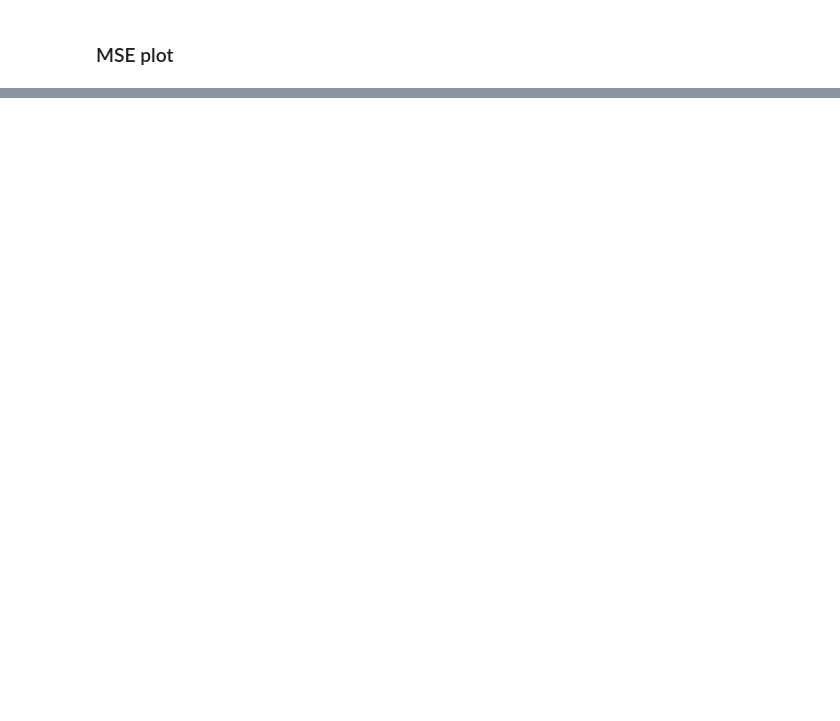
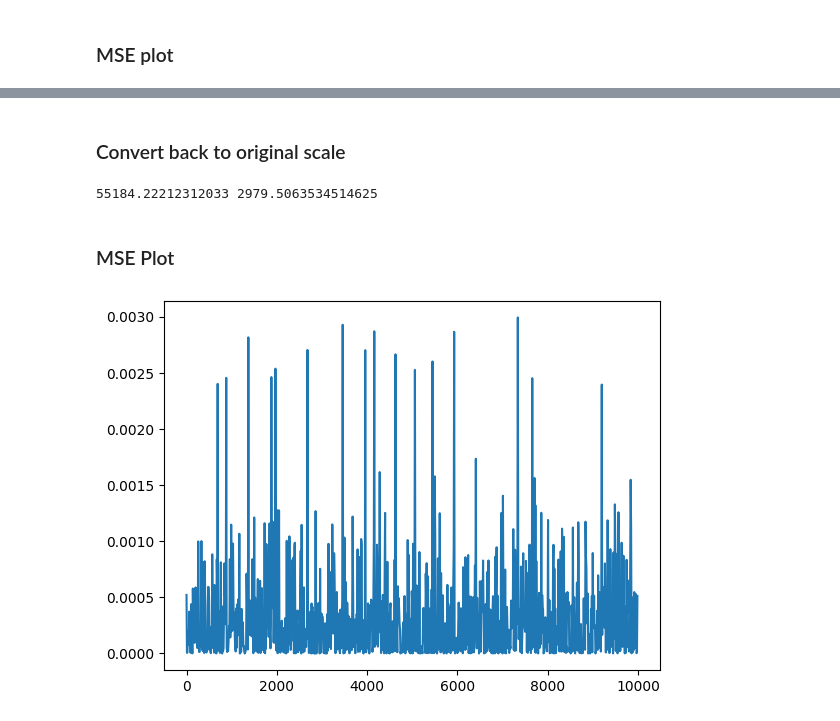
Before and after one commit to Mwdymmd/batch-vs-sgd, a Jupyter notebook: batch.ipynb, the cells around one changed output, grey strips where cells are left out. Cells and saved outputs as stored; diff of their text form; code cells hidden in the pictures; blank space fills up the shorter version.

```diff
--- a/batch.ipynb
+++ b/batch.ipynb
@@ -156,0 +179,34 @@ plt.show()
+# %%
+theta_0 = 0
+theta_1 = 1
+
+n_sample = len(data)
+learning_rate = 0.01
+
+epochs = 100
+
+mse_record = []
+
+record_idx = 0
+
+for epoch in range(epochs):
+    items = np.column_stack((x_norm, y_norm)).tolist()
+
+    while len(items) != 0:
+        print(theta_0, theta_1)
+
+        idx = random.randint(0, len(items) - 1)
+        x_data, y_data = items.pop(idx)
+
+        y_pred = theta_0 + theta_1 * x_data
+
+        grad_0 = (y_pred - y_data)
+        grad_1 = ((y_pred - y_data) * x_data)
+
+        theta_0 -= learning_rate * grad_0
+        theta_1 -= learning_rate * grad_1
+
+        if record_idx % 10 == 0:
+            mse = (1/(2 * n_sample)) * ((y_pred - y_data) ** 2)
+            mse_record.append((record_idx, mse))
+        record_idx += 1
@@ -156,0 +231,21 @@ plt.show()
+# %% [markdown]
+### Convert back to original scale
+# %%
+theta_0, theta_1 = y_mean + y_std * (theta_0 - theta_1 * (x_mean / x_std)), (y_std / x_std) * theta_1
+
+print (theta_0, theta_1)
+# %% [output]
+55184.22212312033 2979.5063534514625
+# %% [markdown]
+### MSE Plot
+# %%
+x_mse = []
+y_mse = []
+for t in mse_record:
+    x_mse.append(t[0])
+    y_mse.append(t[1])
+# %%
+plt.plot(x_mse, y_mse)
+plt.show()
+# %% [output]
+[figure, added]
```
Also changed, not shown: parts of 12 cells of this notebook.
